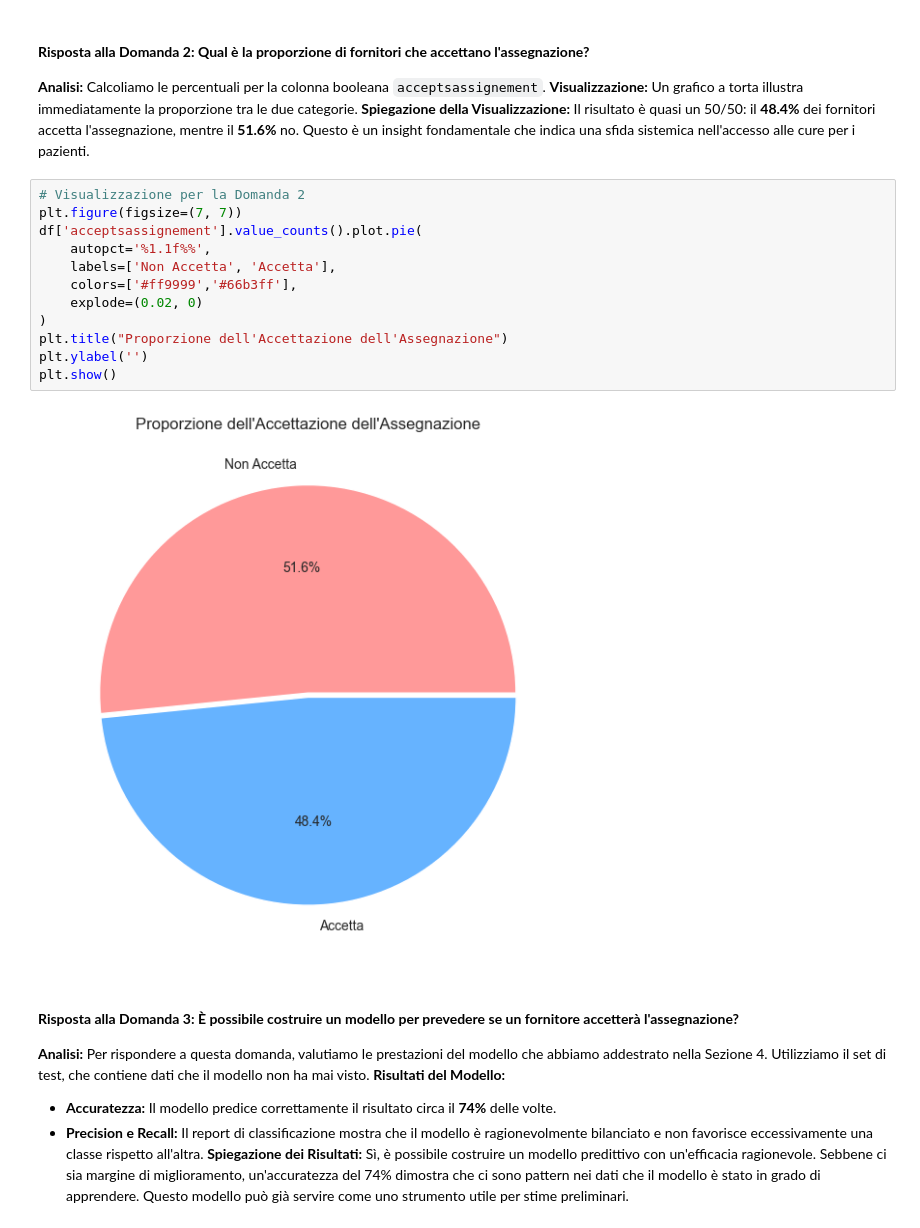
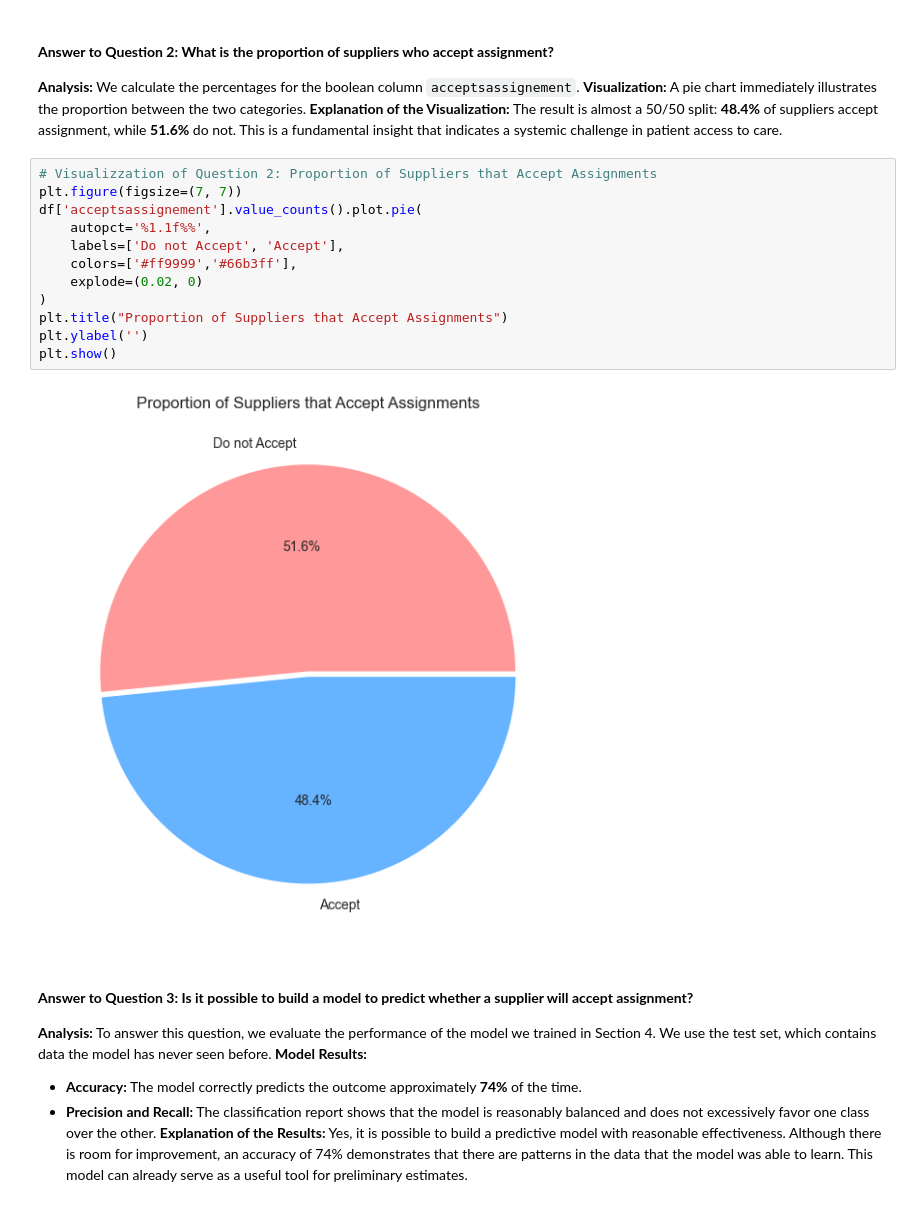
Before and after one commit to nataniel82/Medical-equipement-suppliers, a Jupyter notebook: medical-equipement-suppliers.ipynb, the cells around one changed output. Cells and saved outputs as stored; diff of their text form.

```diff
--- a/medical-equipement-suppliers.ipynb
+++ b/medical-equipement-suppliers.ipynb
@@ -205,27 +208,27 @@ Passing `palette` without assigning `hue` is deprecated and will be removed in v
 # %% [markdown]
-#### **Risposta alla Domanda 2: Qual è la proporzione di fornitori che accettano l'assegnazione?**
-**Analisi:** Calcoliamo le percentuali per la colonna booleana `acceptsassignement`.
-**Visualizzazione:** Un grafico a torta illustra immediatamente la proporzione tra le due categorie.
-**Spiegazione della Visualizzazione:** Il risultato è quasi un 50/50: il **48.4%** dei fornitori accetta l'assegnazione, mentre il **51.6%** no. Questo è un insight fondamentale che indica una sfida sistemica nell'accesso alle cure per i pazienti.
+#### **Answer to Question 2: What is the proportion of suppliers who accept assignment?**
+**Analysis:** We calculate the percentages for the boolean column `acceptsassignement`.
+**Visualization:** A pie chart immediately illustrates the proportion between the two categories.
+**Explanation of the Visualization:** The result is almost a 50/50 split: **48.4%** of suppliers accept assignment, while **51.6%** do not. This is a fundamental insight that indicates a systemic challenge in patient access to care.
 # %%
-# Visualizzazione per la Domanda 2
+# Visualizzation of Question 2: Proportion of Suppliers that Accept Assignments
 plt.figure(figsize=(7, 7))
 df['acceptsassignement'].value_counts().plot.pie(
     autopct='%1.1f%%',
-    labels=['Non Accetta', 'Accetta'],
+    labels=['Do not Accept', 'Accept'],
     colors=['#ff9999','#66b3ff'],
     explode=(0.02, 0)
 )
-plt.title("Proporzione dell'Accettazione dell'Assegnazione")
+plt.title("Proportion of Suppliers that Accept Assignments")
 plt.ylabel('')
 plt.show()
 # %% [output]
-[figure, old version]
+[figure, new version]
 # %% [markdown]
-#### **Risposta alla Domanda 3: È possibile costruire un modello per prevedere se un fornitore accetterà l'assegnazione?**
-**Analisi:** Per rispondere a questa domanda, valutiamo le prestazioni del modello che abbiamo addestrato nella Sezione 4. Utilizziamo il set di test, che contiene dati che il modello non ha mai visto.
-**Risultati del Modello:**
-*   **Accuratezza:** Il modello predice correttamente il risultato circa il **74%** delle volte.
-*   **Precision e Recall:** Il report di classificazione mostra che il modello è ragionevolmente bilanciato e non favorisce eccessivamente una classe rispetto all'altra.
-**Spiegazione dei Risultati:** Sì, è possibile costruire un modello predittivo con un'efficacia ragionevole. Sebbene ci sia margine di miglioramento, un'accuratezza del 74% dimostra che ci sono pattern nei dati che il modello è stato in grado di apprendere. Questo modello può già servire come uno strumento utile per stime preliminari.
+#### **Answer to Question 3: Is it possible to build a model to predict whether a supplier will accept assignment?**
+**Analysis:** To answer this question, we evaluate the performance of the model we trained in Section 4. We use the test set, which contains data the model has never seen before.
+**Model Results:**
+*   **Accuracy:** The model correctly predicts the outcome approximately **74%** of the time.
+*   **Precision and Recall:** The classification report shows that the model is reasonably balanced and does not excessively favor one class over the other.
+**Explanation of the Results:** Yes, it is possible to build a predictive model with reasonable effectiveness. Although there is room for improvement, an accuracy of 74% demonstrates that there are patterns in the data that the model was able to learn. This model can already serve as a useful tool for preliminary estimates.
 # %% [markdown]
```
Also changed, not shown: parts of 17 cells of this notebook.
